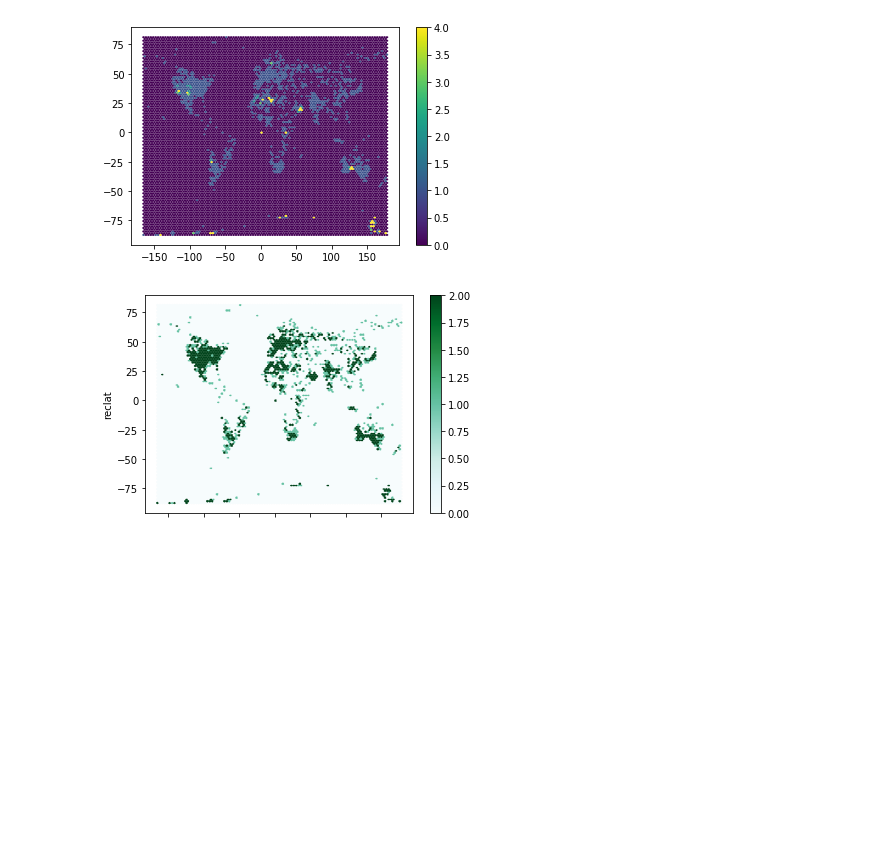
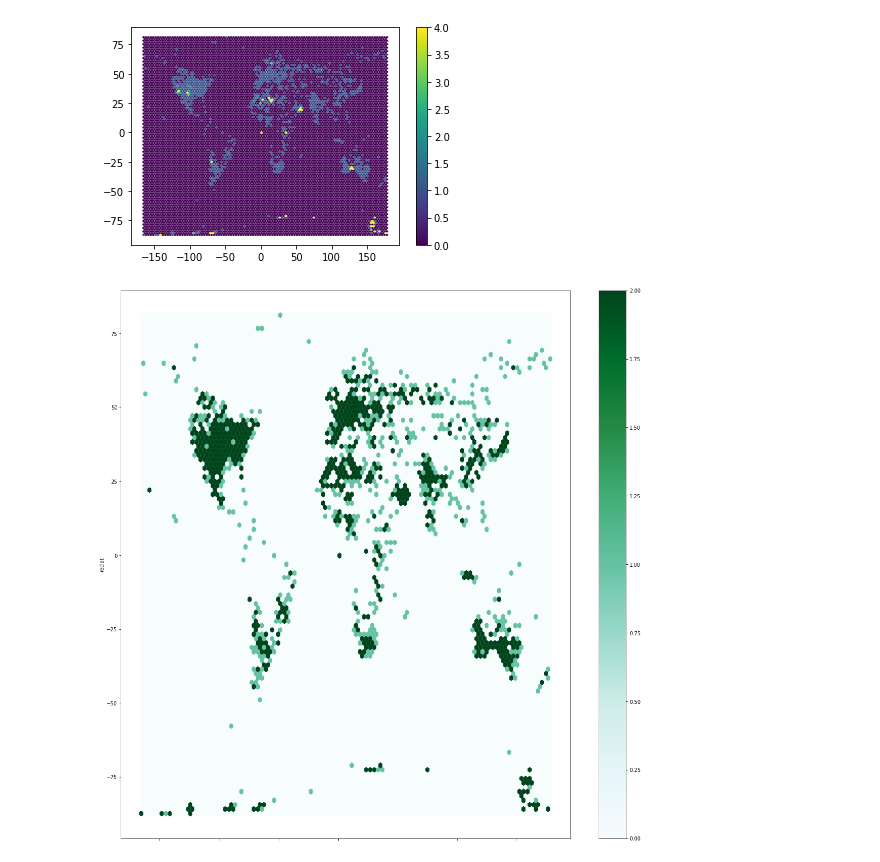
Before and after one commit to dilzio/ds_training, a Jupyter notebook: data_manipulation_in_python/section-3/Section 3.ipynb, the cells around one changed output. Cells and saved outputs as stored; diff of their text form; code cells hidden in the pictures; blank space fills up the shorter version.

```diff
--- a/data_manipulation_in_python/section-3/Section 3.ipynb
+++ b/data_manipulation_in_python/section-3/Section 3.ipynb
@@ -269,6 +270,6 @@ plt.colorbar();
 [figure]
 # %%
 #pandas
-df.plot.hexbin(x="reclong", y="reclat", vmax=2, gridsize=100, linewidth=.25);
+df.plot.hexbin(figsize=(20,20), x="reclong", y="reclat", vmax=2, gridsize=100, linewidth=.25);
 # %% [output]
-[figure, old version]
+[figure, new version]
```
Also changed, not shown: parts of 32 cells of this notebook, 3 other files.
